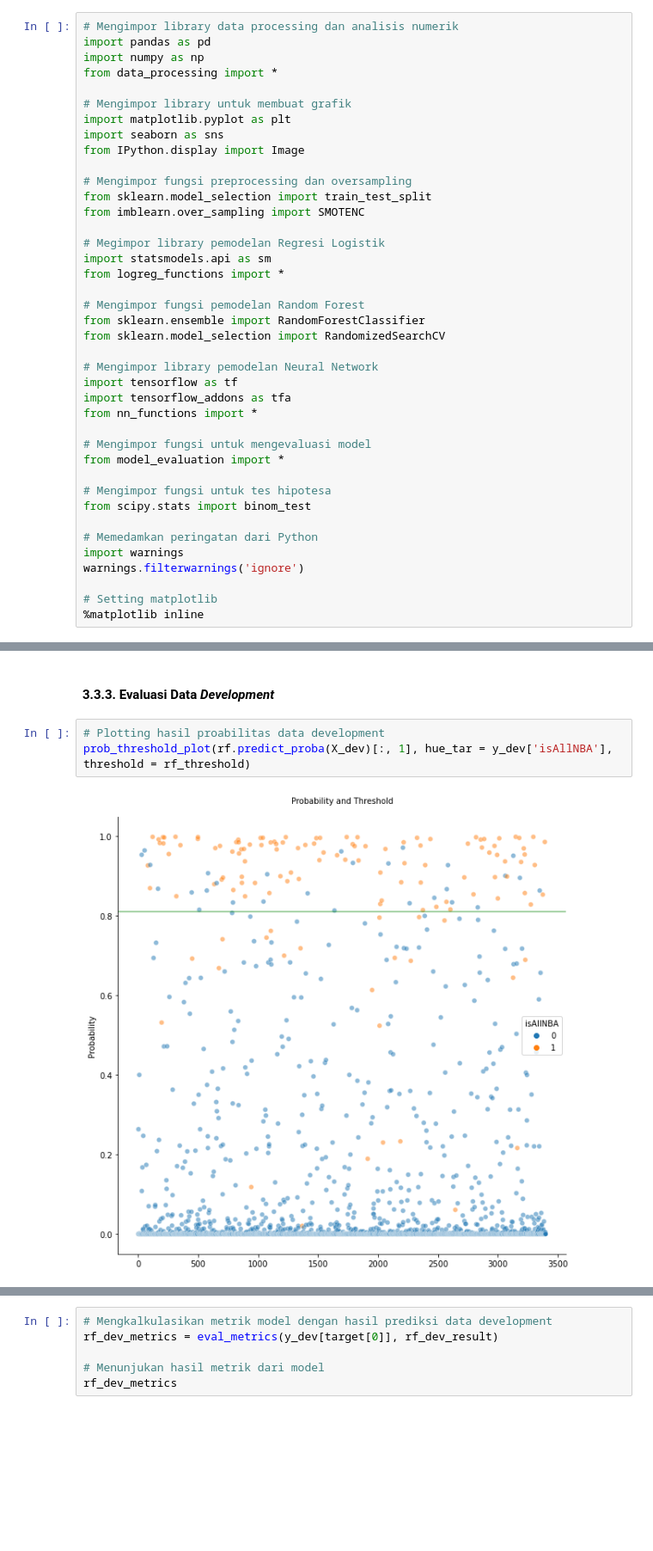
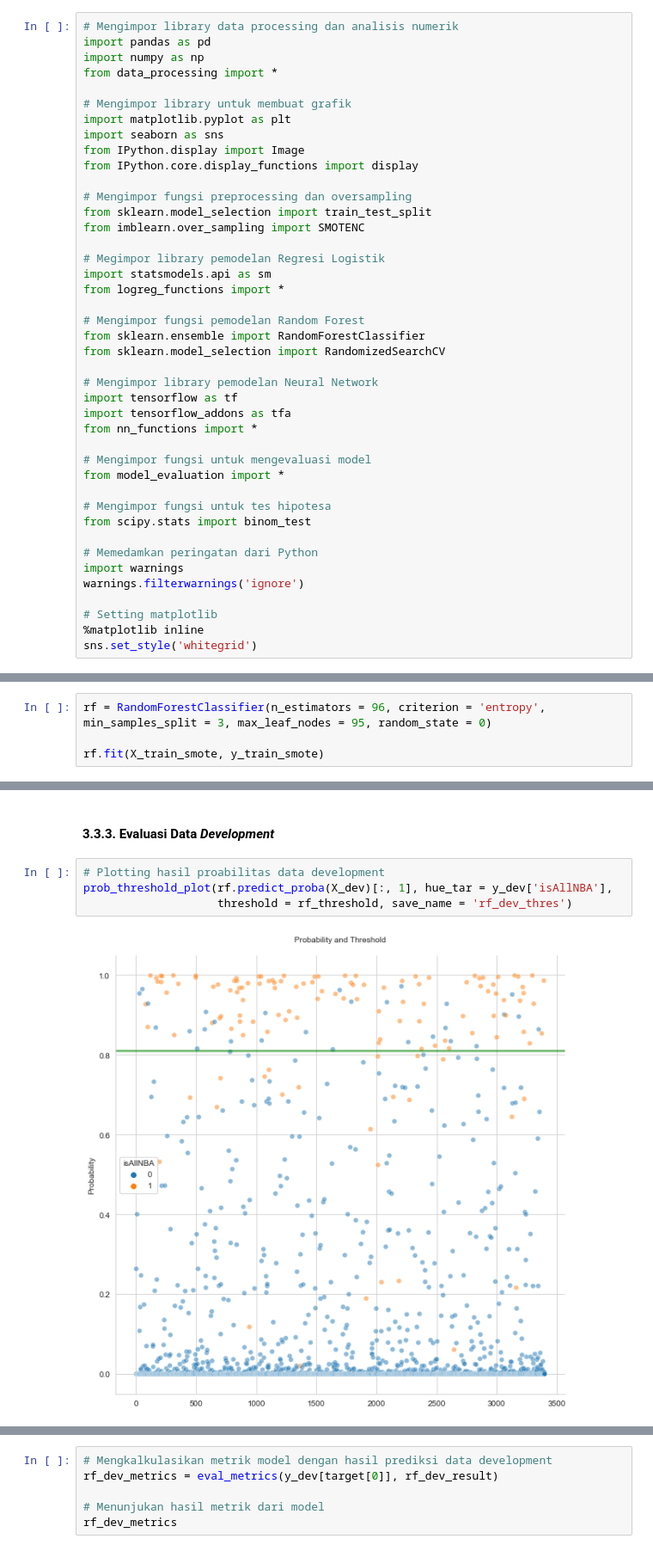
Before and after one commit to dennisjooo/All-NBA-Predictor, a Jupyter notebook: Final Project.ipynb, the cells around one changed output, grey strips where cells are left out. Shown at 86% size. Drawn from its saved outputs; the diff is of its cells as text; blank space fills up the shorter version.

```diff
--- a/Final Project.ipynb
+++ b/Final Project.ipynb
@@ -21,6 +21,7 @@ from data_processing import *
 import matplotlib.pyplot as plt
 import seaborn as sns
 from IPython.display import Image
+from IPython.core.display_functions import display
 
 # Mengimpor fungsi preprocessing dan oversampling
 from sklearn.model_selection import train_test_split
@@ -51,6 +52,7 @@ warnings.filterwarnings('ignore')
 
 # Setting matplotlib
 %matplotlib inline
+sns.set_style('whitegrid')
 # %% [markdown]
 ### 1.2. Mengimpor Data *Advanced Statistics* untuk *Training* dan *Development*
 # %%
@@ -454,0 +456,4 @@ Skor F1 terbaik adalah 0.9855314970845422 dengan hyperparameter terbaik 96 estim
+# %%
+rf = RandomForestClassifier(n_estimators = 96, criterion = 'entropy', min_samples_split = 3, max_leaf_nodes = 95, random_state = 0)
+
+rf.fit(X_train_smote, y_train_smote)
@@ -491,9 +521,10 @@ rf_train_metrics
 #### 3.3.3. Evaluasi Data *Development*
 # %%
 # Plotting hasil proabilitas data development
-prob_threshold_plot(rf.predict_proba(X_dev)[:, 1], hue_tar = y_dev['isAllNBA'], threshold = rf_threshold)
+prob_threshold_plot(rf.predict_proba(X_dev)[:, 1], hue_tar = y_dev['isAllNBA'],
+                    threshold = rf_threshold, save_name = 'rf_dev_thres')
 # %% [output]
-[figure, old version]
+[figure, new version]
 # %%
 # Membulatkan prediksi data Development dengan threshold yang optimal
 rf_dev_result = np.where(rf.predict_proba(X_dev)[:, 1] > rf_threshold, 1, 0)
```
Also changed, not shown: parts of 37 cells of this notebook, 23 other files.
